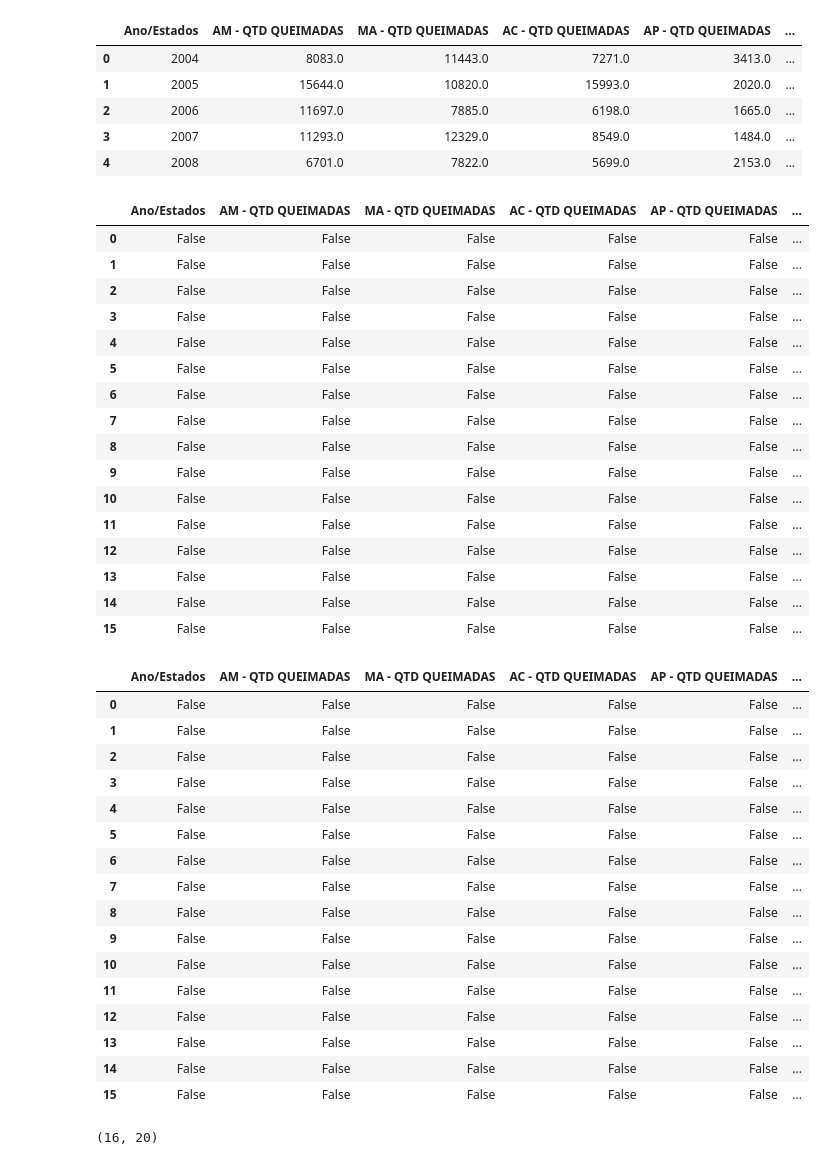
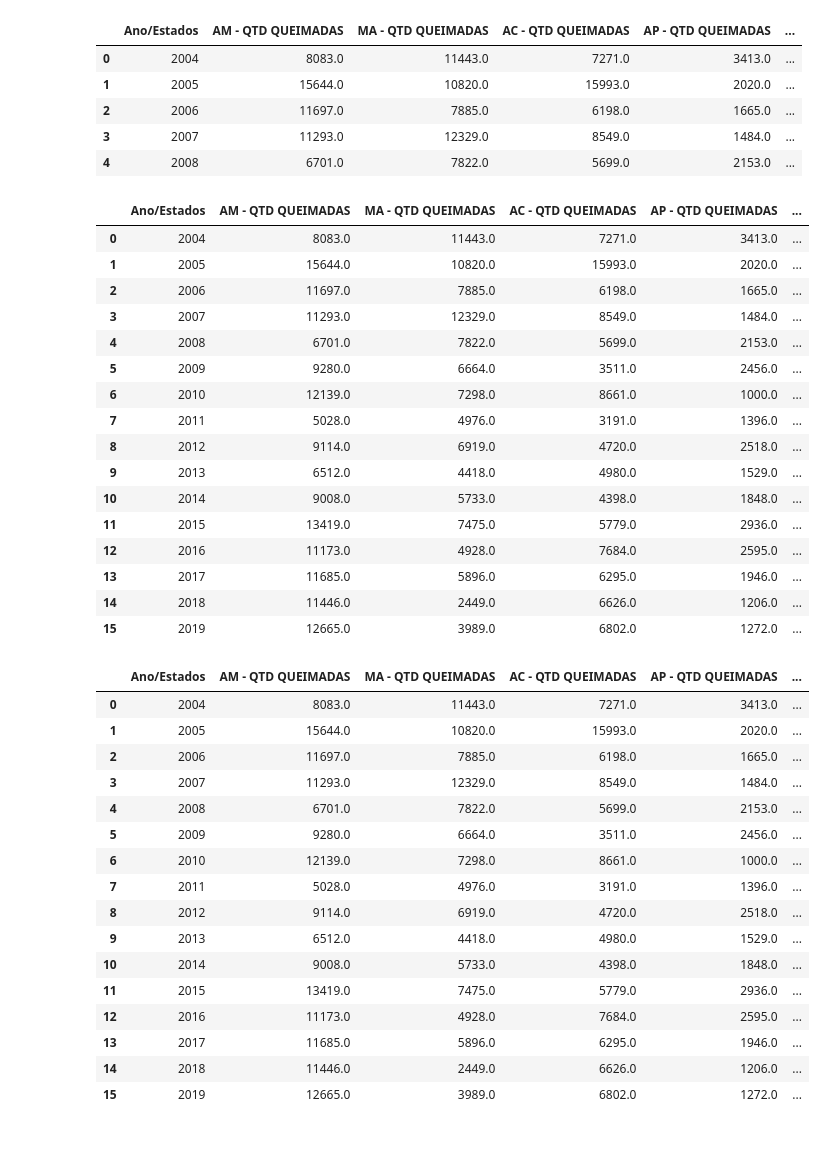
Before and after one commit to alynenogu/Pos-Graduacao---Ciencia-de-Dados, a Jupyter notebook: Machine Learning - monografia.ipynb, the cells around one changed output. Saved outputs shown, nothing was run; the diff lists cells and outputs as text; code cells hidden in the pictures.

```diff
--- a/Machine Learning - monografia.ipynb
+++ b/Machine Learning - monografia.ipynb
@@ -18,23 +19,25 @@ dados_treinos.head()
 | 2 | 2006 | 11697.0 | 7885.0 | 6198.0 | 1665.0 | ... |
 | 3 | 2007 | 11293.0 | 12329.0 | 8549.0 | 1484.0 | ... |
 | 4 | 2008 | 6701.0 | 7822.0 | 5699.0 | 2153.0 | ... |
+# %%
+dados_treinos = dados_treinos.drop(["AC - Desmatamento", "AM - Desmatamento","MA - Desmatamento","MT - Desmatamento","PA - Desmatamento","RO - Desmatamento","RR - Desmatamento"], axis=1)
 # %%
-dados_treinos.isnull()
+dados_treinos
 # %% [output]
 |  | Ano/Estados | AM - QTD QUEIMADAS | MA - QTD QUEIMADAS | AC - QTD QUEIMADAS | AP - QTD QUEIMADAS | ... |
-| 0 | False | False | False | False | False | ... |
-| 1 | False | False | False | False | False | ... |
-| 2 | False | False | False | False | False | ... |
-| 3 | False | False | False | False | False | ... |
-| 4 | False | False | False | False | False | ... |
-| 5 | False | False | False | False | False | ... |
-| 6 | False | False | False | False | False | ... |
-| 7 | False | False | False | False | False | ... |
-| 8 | False | False | False | False | False | ... |
-| 9 | False | False | False | False | False | ... |
-| 10 | False | False | False | False | False | ... |
-| 11 | False | False | False | False | False | ... |
-| 12 | False | False | False | False | False | ... |
-| 13 | False | False | False | False | False | ... |
-| 14 | False | False | False | False | False | ... |
-| 15 | False | False | False | False | False | ... |
+| 0 | 2004 | 8083.0 | 11443.0 | 7271.0 | 3413.0 | ... |
+| 1 | 2005 | 15644.0 | 10820.0 | 15993.0 | 2020.0 | ... |
+| 2 | 2006 | 11697.0 | 7885.0 | 6198.0 | 1665.0 | ... |
+| 3 | 2007 | 11293.0 | 12329.0 | 8549.0 | 1484.0 | ... |
+| 4 | 2008 | 6701.0 | 7822.0 | 5699.0 | 2153.0 | ... |
+| 5 | 2009 | 9280.0 | 6664.0 | 3511.0 | 2456.0 | ... |
+| 6 | 2010 | 12139.0 | 7298.0 | 8661.0 | 1000.0 | ... |
+| 7 | 2011 | 5028.0 | 4976.0 | 3191.0 | 1396.0 | ... |
+| 8 | 2012 | 9114.0 | 6919.0 | 4720.0 | 2518.0 | ... |
+| 9 | 2013 | 6512.0 | 4418.0 | 4980.0 | 1529.0 | ... |
+| 10 | 2014 | 9008.0 | 5733.0 | 4398.0 | 1848.0 | ... |
+| 11 | 2015 | 13419.0 | 7475.0 | 5779.0 | 2936.0 | ... |
+| 12 | 2016 | 11173.0 | 4928.0 | 7684.0 | 2595.0 | ... |
+| 13 | 2017 | 11685.0 | 5896.0 | 6295.0 | 1946.0 | ... |
+| 14 | 2018 | 11446.0 | 2449.0 | 6626.0 | 1206.0 | ... |
+| 15 | 2019 | 12665.0 | 3989.0 | 6802.0 | 1272.0 | ... |
@@ -41,25 +46,20 @@ dados_treinos.isnull()
 # %%
-dados_treinos.isna()
+dados_treinos
 # %% [output]
 |  | Ano/Estados | AM - QTD QUEIMADAS | MA - QTD QUEIMADAS | AC - QTD QUEIMADAS | AP - QTD QUEIMADAS | ... |
-| 0 | False | False | False | False | False | ... |
-| 1 | False | False | False | False | False | ... |
-| 2 | False | False | False | False | False | ... |
-| 3 | False | False | False | False | False | ... |
-| 4 | False | False | False | False | False | ... |
-| 5 | False | False | False | False | False | ... |
-| 6 | False | False | False | False | False | ... |
-| 7 | False | False | False | False | False | ... |
-| 8 | False | False | False | False | False | ... |
-| 9 | False | False | False | False | False | ... |
-| 10 | False | False | False | False | False | ... |
-| 11 | False | False | False | False | False | ... |
-| 12 | False | False | False | False | False | ... |
-| 13 | False | False | False | False | False | ... |
-| 14 | False | False | False | False | False | ... |
-| 15 | False | False | False | False | False | ... |
+| 0 | 2004 | 8083.0 | 11443.0 | 7271.0 | 3413.0 | ... |
+| 1 | 2005 | 15644.0 | 10820.0 | 15993.0 | 2020.0 | ... |
+| 2 | 2006 | 11697.0 | 7885.0 | 6198.0 | 1665.0 | ... |
+| 3 | 2007 | 11293.0 | 12329.0 | 8549.0 | 1484.0 | ... |
+| 4 | 2008 | 6701.0 | 7822.0 | 5699.0 | 2153.0 | ... |
+| 5 | 2009 | 9280.0 | 6664.0 | 3511.0 | 2456.0 | ... |
+| 6 | 2010 | 12139.0 | 7298.0 | 8661.0 | 1000.0 | ... |
+| 7 | 2011 | 5028.0 | 4976.0 | 3191.0 | 1396.0 | ... |
+| 8 | 2012 | 9114.0 | 6919.0 | 4720.0 | 2518.0 | ... |
+| 9 | 2013 | 6512.0 | 4418.0 | 4980.0 | 1529.0 | ... |
+| 10 | 2014 | 9008.0 | 5733.0 | 4398.0 | 1848.0 | ... |
+| 11 | 2015 | 13419.0 | 7475.0 | 5779.0 | 2936.0 | ... |
+| 12 | 2016 | 11173.0 | 4928.0 | 7684.0 | 2595.0 | ... |
+| 13 | 2017 | 11685.0 | 5896.0 | 6295.0 | 1946.0 | ... |
+| 14 | 2018 | 11446.0 | 2449.0 | 6626.0 | 1206.0 | ... |
+| 15 | 2019 | 12665.0 | 3989.0 | 6802.0 | 1272.0 | ... |
-# %%
-#Tamanho da base de dados
-dados_treinos.shape
-# %% [output]
-(16, 20)
```
Also changed, not shown: parts of 27 cells of this notebook, 1 other file.
